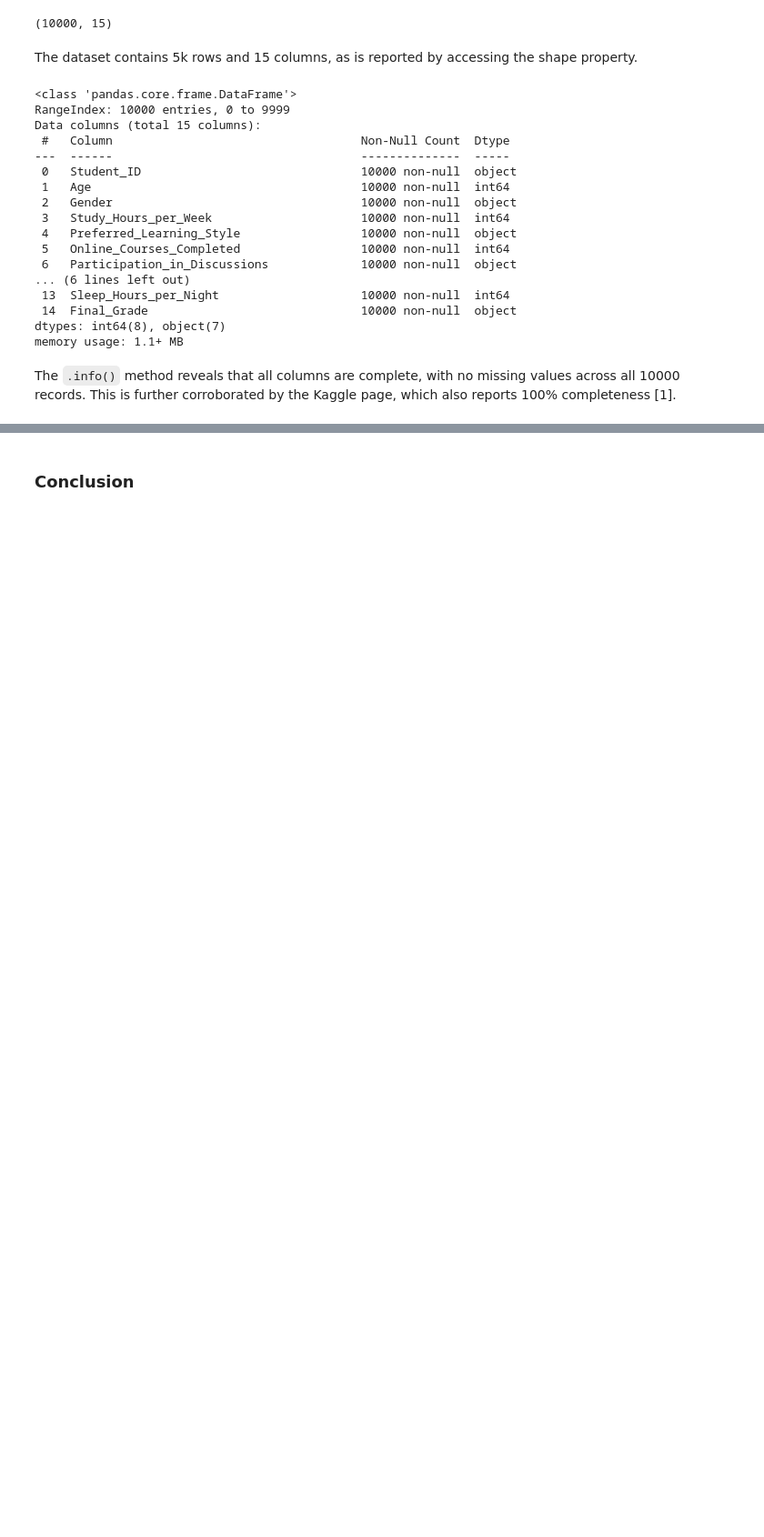
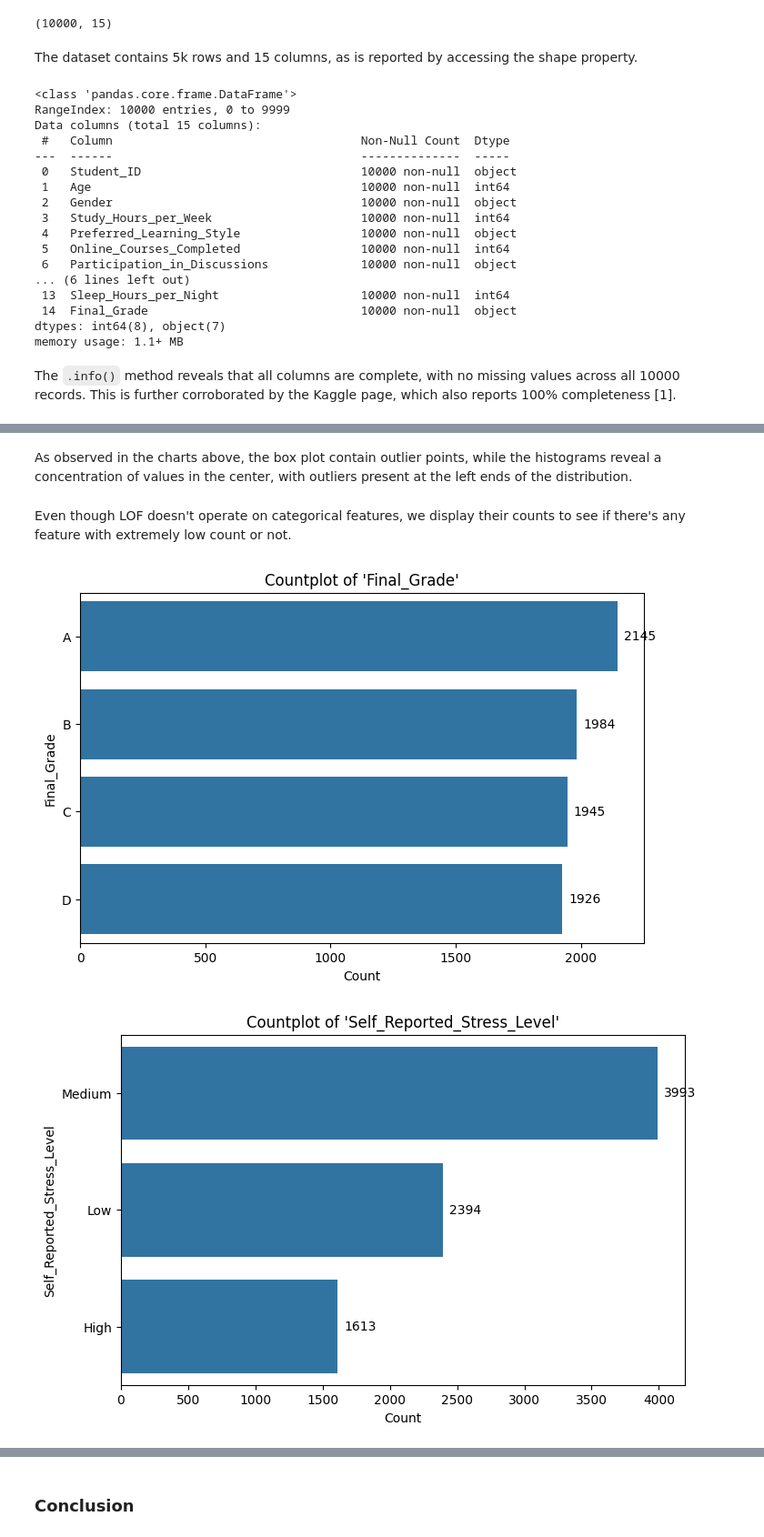
Before and after one commit to jghoshh/csi4142_a3, a Jupyter notebook: a3_p2.ipynb, the cells around one changed output, grey strips where cells are left out. Shown at 91% size. Saved outputs shown, nothing was run; the diff lists cells and outputs as text; code cells hidden in the pictures; blank space fills up the shorter version.

```diff
--- a/a3_p2.ipynb
+++ b/a3_p2.ipynb
@@ -132,0 +633,24 @@ df['Study_Efficiency'] = df['Exam_Score'] / df['Study_Hours_per_Week']
+# %% [markdown]
+As observed in the charts above, the box plot contain outlier points, while the histograms reveal a concentration of values in the center, with outliers present at the left ends of the distribution.
+# %% [markdown]
+Even though LOF doesn't operate on categorical features, we display their counts to see if there's any feature with extremely low count or not.
+# %%
+# Define categorical columns
+categorical_cols = ["Final_Grade", "Self_Reported_Stress_Level", "Use_of_Educational_Tech", "Participation_in_Discussions", "Preferred_Learning_Style", "Gender"]
+
+# Plot countplots for each categorical col
+for col in categorical_cols:
+  plt.figure(figsize=(8, 5))
+  graph = sns.countplot(y=DR[col], order=DR[col].value_counts().index)
+  plt.title(f"Countplot of '{col}'")
+  plt.xlabel("Count")
+  plt.ylabel(col)
+  for p in graph.patches:
+    width = p.get_width()
+    graph.annotate(f'{int(width)}', xy=(width, p.get_y() + p.get_height() / 2),
+                  xytext=(5, 0), textcoords='offset points',
+                  ha='left', va='center')
+  plt.show()
+# %% [output]
+[figure, added]
+[figure, added]
```
Also changed, not shown: parts of 86 cells of this notebook.
